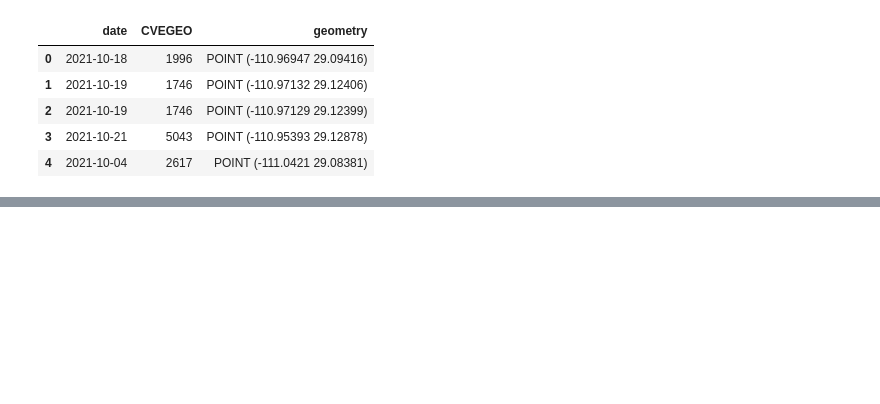
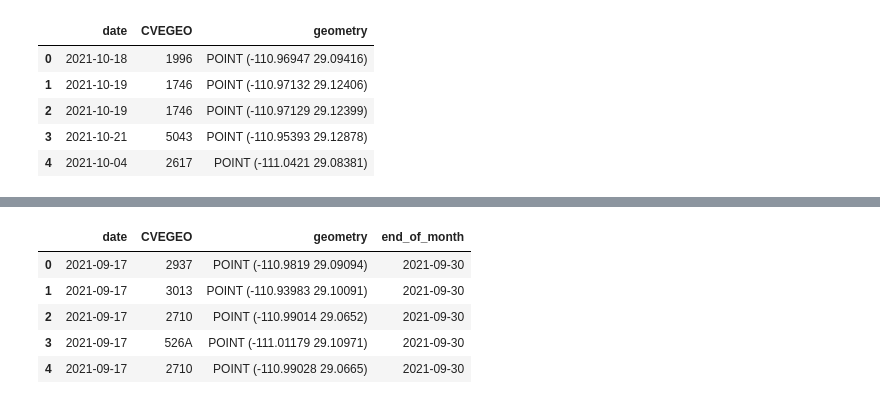
Before and after one commit to BSM-Analytics/proyecto-baches-hmo, a Jupyter notebook: notebooks/3.3_jmsd_an_exp_series_tiempo.ipynb, the cells around one changed output, grey strips where cells are left out. Drawn from its saved outputs; the diff is of its cells as text; code cells hidden in the pictures; blank space fills up the shorter version.

```diff
--- a/notebooks/3.3_jmsd_an_exp_series_tiempo.ipynb
+++ b/notebooks/3.3_jmsd_an_exp_series_tiempo.ipynb
@@ -425,0 +428,3 @@ plt.show()
+# %%
+baches = baches.sort_values(by='date').reset_index(drop=True)
+baches_df = baches
@@ -425,0 +435,18 @@ plt.show()
+# %%
+
+# Supongamos que tu DataFrame se llama df y la columna de fecha es 'date'
+# Primero, convertimos la columna 'date' a tipo datetime
+baches_df['date'] = pd.to_datetime(baches_df['date'])
+
+# Cambiamos cada fecha al próximo sábado más cercano
+baches_df['end_of_month'] = baches_df['date'] + pd.offsets.MonthEnd(0)
+
+# Ahora la columna 'next_saturday' tiene el próximo sábado más cercano
+baches_df.head()
+# %% [output]
+|  | date | CVEGEO | geometry | end_of_month |
+| 0 | 2021-09-17 | 2937 | POINT (-110.9819 29.09094) | 2021-09-30 |
+| 1 | 2021-09-17 | 3013 | POINT (-110.93983 29.10091) | 2021-09-30 |
+| 2 | 2021-09-17 | 2710 | POINT (-110.99014 29.0652) | 2021-09-30 |
+| 3 | 2021-09-17 | 526A | POINT (-111.01179 29.10971) | 2021-09-30 |
+| 4 | 2021-09-17 | 2710 | POINT (-110.99028 29.0665) | 2021-09-30 |
```
Also changed, not shown: parts of 14 cells of this notebook.
